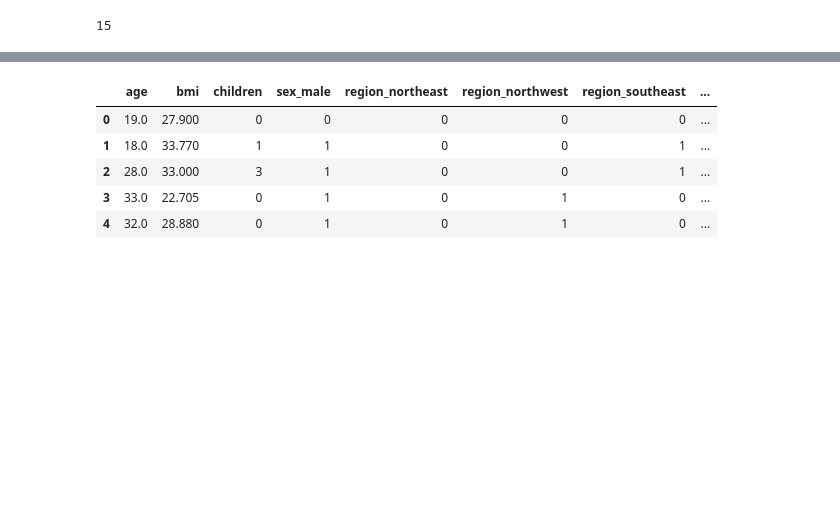
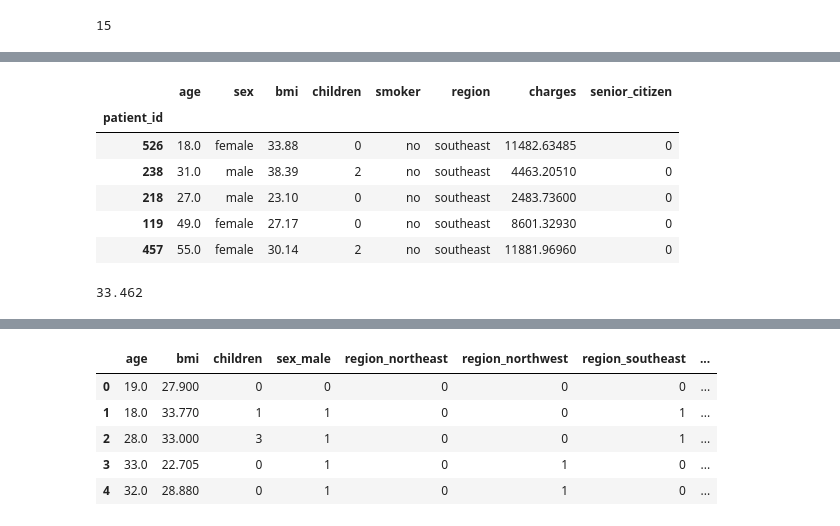
Before and after one commit to Krishnachaithany/Data-Science, a Jupyter notebook: Insurance_Case_Study_final (1).ipynb, the cells around one changed output, grey strips where cells are left out. Saved outputs shown, nothing was run; the diff lists cells and outputs as text; code cells hidden in the pictures; blank space fills up the shorter version.

```diff
--- a/Insurance_Case_Study_final (1).ipynb
+++ b/Insurance_Case_Study_final (1).ipynb
@@ -2163,0 +2187,16 @@ l=correlation(t_df,0.7)
+# %%
+sample_region=region.sample(20)
+sample_region.head()
+# %% [output]
+|  | age | sex | bmi | children | smoker | region | charges | senior_citizen |
+| patient_id |  |  |  |  |  |  |  |  |
+| 526 | 18.0 | female | 33.88 | 0 | no | southeast | 11482.63485 | 0 |
+| 238 | 31.0 | male | 38.39 | 2 | no | southeast | 4463.20510 | 0 |
+| 218 | 27.0 | male | 23.10 | 0 | no | southeast | 2483.73600 | 0 |
+| 119 | 49.0 | female | 27.17 | 0 | no | southeast | 8601.32930 | 0 |
+| 457 | 55.0 | female | 30.14 | 2 | no | southeast | 11881.96960 | 0 |
+# %%
+sample_mean=sample_region['bmi'].mean()
+sample_mean
+# %% [output]
+33.462
```
Also changed, not shown: parts of 60 cells of this notebook.
